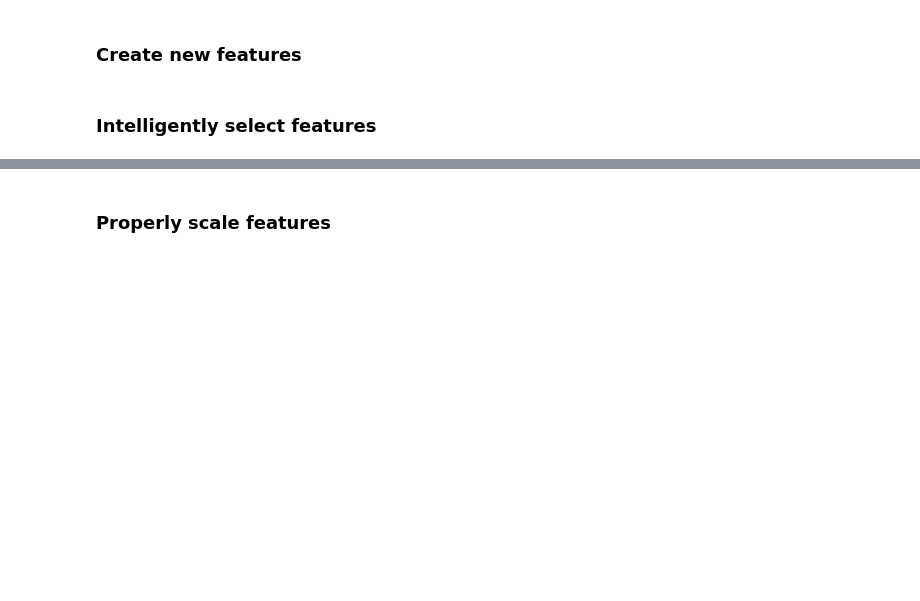
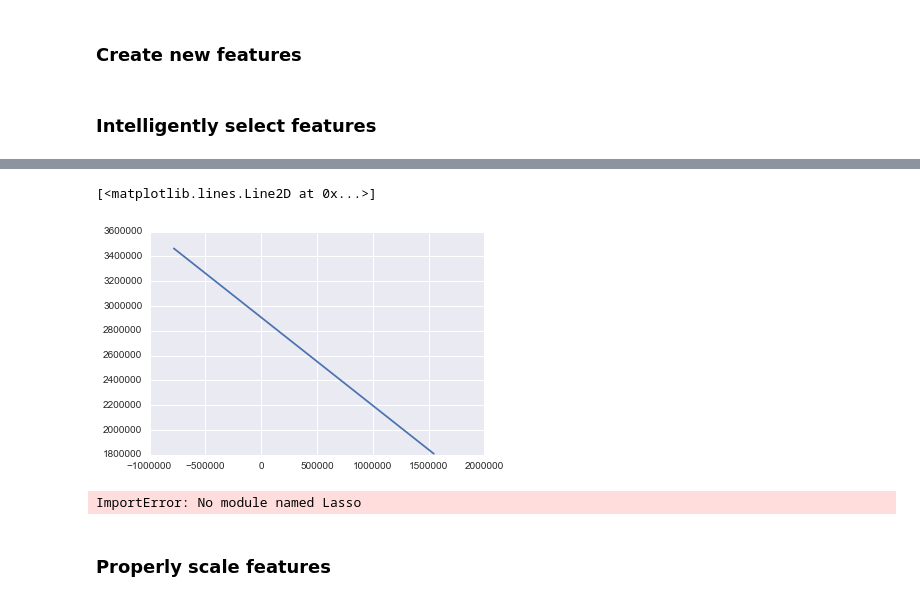
Before and after one commit to lizkalina/poi-classifier, a Jupyter notebook: Identify Fraud from Enron Email.ipynb, the cells around one changed output, grey strips where cells are left out. Drawn from its saved outputs; the diff is of its cells as text; code cells hidden in the pictures; blank space fills up the shorter version.

```diff
--- a/Identify Fraud from Enron Email.ipynb
+++ b/Identify Fraud from Enron Email.ipynb
@@ -21,0 +286,19 @@ What features did you end up using in your POI identifier, and what selection pr
+# %%
+rel_cols = ['bonus','deferral_payments',
+'deferred_income',
+ 'director_fees',
+ 'exercised_stock_options',
+ 'expenses',
+ 'from_messages',
+ 'from_poi_to_this_person',
+ 'from_this_person_to_poi',
+ 'loan_advances',
+ 'long_term_incentive',
+ 'other',
+ 'restricted_stock',
+ 'restricted_stock_deferred',
+ 'salary',
+ 'shared_receipt_with_poi',
+ 'to_messages',
+ 'total_payments',
+ 'total_stock_value']
@@ -21,0 +321,9 @@ What features did you end up using in your POI identifier, and what selection pr
+# %%
+from sklearn.decomposition import PCA
+pca = PCA(n_components = 2)
+pca.fit(data[rel_cols])
+test = pca.transform(data[rel_cols])
+plt.plot(test[0],test[1])
+# %% [output]
+[<matplotlib.lines.Line2D at 0x...>]
+[figure, added]
@@ -22,2 +336,9 @@ What features did you end up using in your POI identifier, and what selection pr
+# %%
+import sklearn.linear_model.Lasso
+
+reg = Lasso()
+reg.fit()
+# %% [output]
+ImportError: No module named Lasso
 # %% [markdown]
 ### Properly scale features
```
Also changed, not shown: parts of 46 cells of this notebook.
